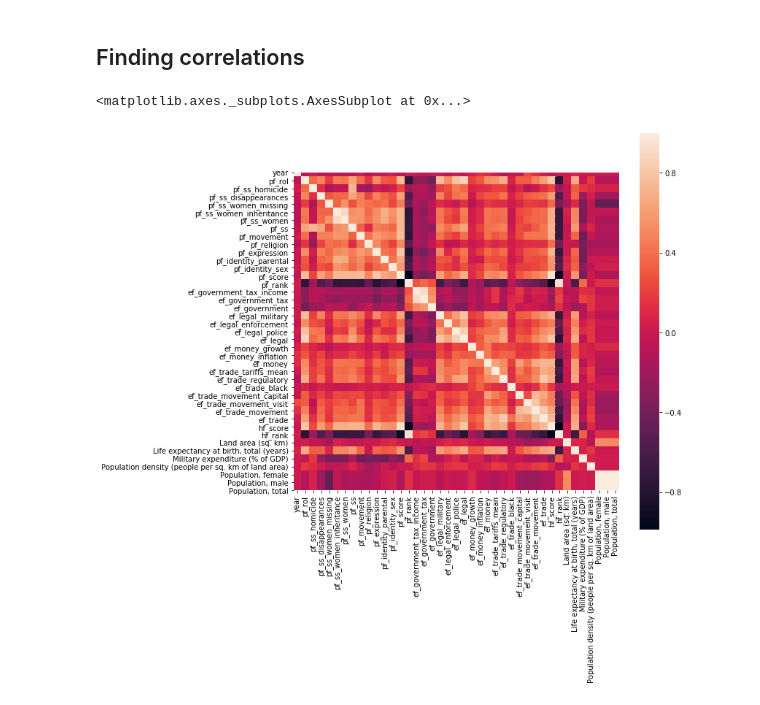
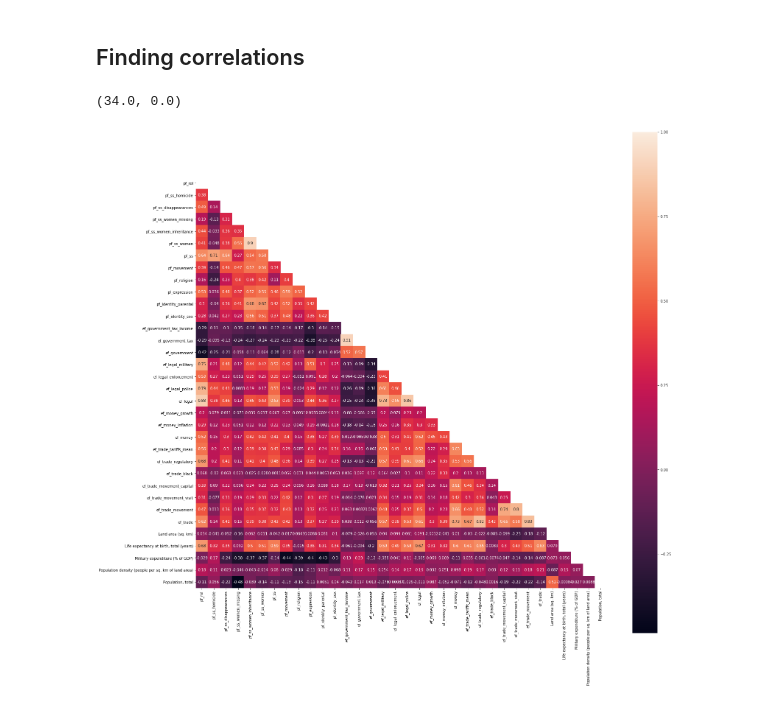
Before and after one commit to allikkil/DataSc-project, a Jupyter notebook: Project W4 Kaggle-Human Freedom.ipynb, the cells around one changed output. Drawn from its saved outputs; the diff is of its cells as text; code cells hidden in the pictures.

Commit message:
Tweaking heatmap

```diff
--- a/Project W4 Kaggle-Human Freedom.ipynb
+++ b/Project W4 Kaggle-Human Freedom.ipynb
@@ -135,7 +132,7 @@ data_2 = data_2[data_2["Country Name"].isin(olemasolevad_riigid)] #Valime samad
 # %%
 print("Indicator, % of missing values")
 print(data_2.isnull().mean() * 100)
-eemaldatavad_tulbad = ["Expense (% of GDP)", "Revenue, excluding grants (% of GDP)"]
+eemaldatavad_tulbad = ["Expense (% of GDP)", "Revenue, excluding grants (% of GDP)", "Population, female", "Population, male"]
 data_2 = data_2.drop(eemaldatavad_tulbad, axis = 1)
 # %% [output]
 Indicator, % of missing values
@@ -198,9 +195,14 @@ merged_data.tail()
 # %% [markdown]
 ## Finding correlations
-# %%
-correlations = merged_data.corr()
-fig, ax = plt.subplots(figsize=(10,10))
-sns.heatmap(correlations, square = True, ax = ax)
-# %% [output]
-<matplotlib.axes._subplots.AxesSubplot at 0x...>
-[figure, removed]
+# %%
+correlations = merged_data.drop(columns = ["year", "pf_rank", "pf_score", "hf_rank", "hf_score"]).corr()
+fig, ax = plt.subplots(figsize=(25,25))
+mask = np.zeros_like(correlations)
+mask[np.triu_indices_from(mask)] = True
+with sns.axes_style("white"):
+    sns.heatmap(correlations, square = True, annot = True,ax = ax, mask = mask)
+bottom, top = ax.get_ylim()
+ax.set_ylim(bottom + 0.5, top - 0.5)
+# %% [output]
+(34.0, 0.0)
+[figure, added]
```
Also changed, not shown: parts of 4 cells of this notebook, 1 other file.
